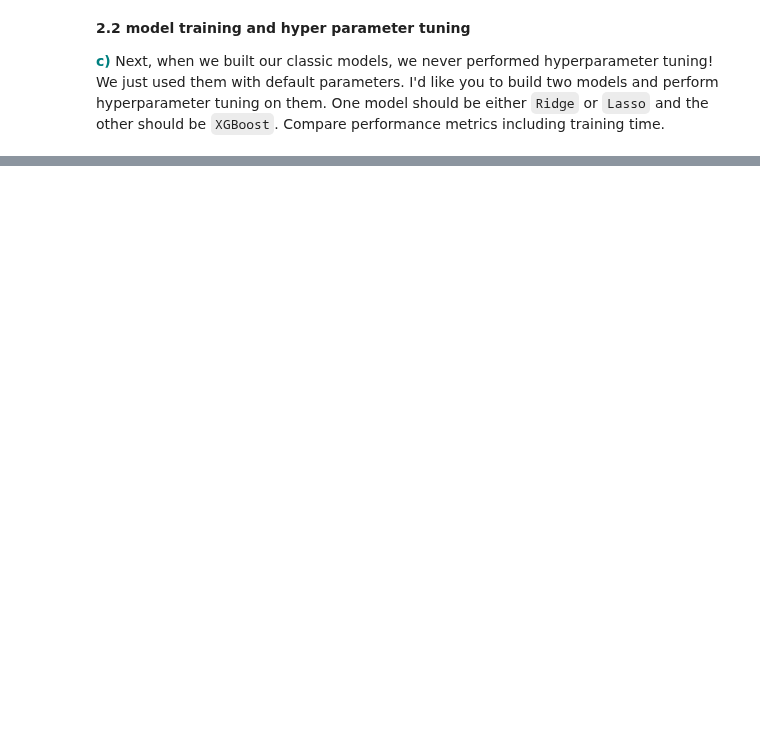
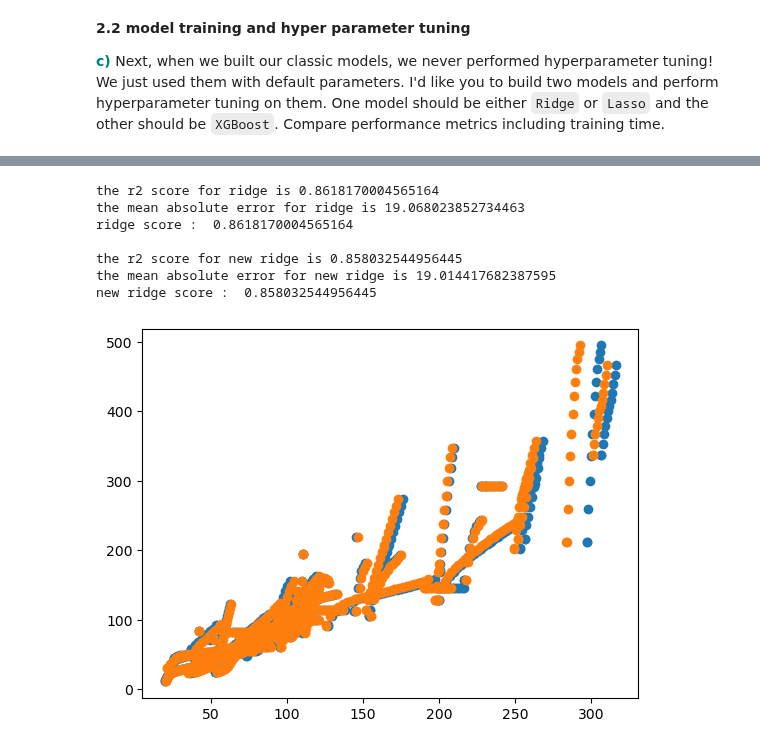
Before and after one commit to AJB33/MaterialsInformatics, a Jupyter notebook: HW/HW2/HW2 Q2.ipynb, the cells around one changed output, grey strips where cells are left out. Saved outputs shown, nothing was run; the diff lists cells and outputs as text; code cells hidden in the pictures; blank space fills up the shorter version.

```diff
--- a/HW/HW2/HW2 Q2.ipynb
+++ b/HW/HW2/HW2 Q2.ipynb
@@ -104 +129,60 @@ print(X_train)
+# %%
+# Ridge
+from sklearn.linear_model import Ridge
+import matplotlib.pyplot as plt
+from sklearn.metrics import r2_score
+from sklearn.metrics import mean_absolute_error
+from sklearn.metrics import mean_squared_error
+
+#RNG_SEED = 42
+#np.random.seed(seed=RNG_SEED)
+#X_train, X_test, y_train, y_test = train_test_split(X, y, test_size=0.33, random_state=RNG_SEED)
+
+# training model with 0.5 alpha value
+ridge = Ridge(alpha = 0.5, tol = 0.001,
+              solver ='auto', random_state = 42)
+ridge.fit(X_train, y_train)
+
+# predicting the y_test
+y_pred = ridge.predict(X_test)
+r2 = r2_score(y_test, y_pred)
+print('the r2 score for ridge is',r2)
+mae = mean_absolute_error(y_test, y_pred)
+print('the mean absolute error for ridge is',mae)
+rmse_val = mean_squared_error(y_test, y_pred, squared=False)
+
+plt.scatter(y_pred,y_test)
+
+# finding score for our model
+score = ridge.score(X_test, y_test) # model score is r^2 value
+print("ridge score : ", score)
+
+# Perform hyperparameter tuning (in this case using grid search)
+#ridge_params = {'alpha':[200, 230, 250,265, 270, 275, 290, 300, 500]} # this is lambda which is a bias term
+ridge_params = {'alpha': [0.01, 0.1, 1, 10, 100, 1000, 10000]}
+new_ridge = GridSearchCV(Ridge(), param_grid=ridge_params).fit(X_train, y_train).best_estimator_
+
+
+# predicting the y_test
+y_pred = new_ridge.predict(X_test)
+r2 = r2_score(y_test, y_pred)
+print('\nthe r2 score for new ridge is',r2)
+mae = mean_absolute_error(y_test, y_pred)
+print('the mean absolute error for new ridge is',mae)
+rmse_val = mean_squared_error(y_test, y_pred, squared=False)
+
+plt.scatter(y_pred,y_test)
+
+# finding score for our model
+score = new_ridge.score(X_test, y_test) # model score is r^2 value
+print("new ridge score : ", score)
+# %% [output]
+the r2 score for ridge is 0.8618170004565164
+the mean absolute error for ridge is 19.068023852734463
+ridge score :  0.8618170004565164
+
+the r2 score for new ridge is 0.858032544956445
+the mean absolute error for new ridge is 19.014417682387595
+new ridge score :  0.858032544956445
+[figure, added]
 # %%
```
Also changed, not shown: parts of 12 cells of this notebook, 11 other files.
